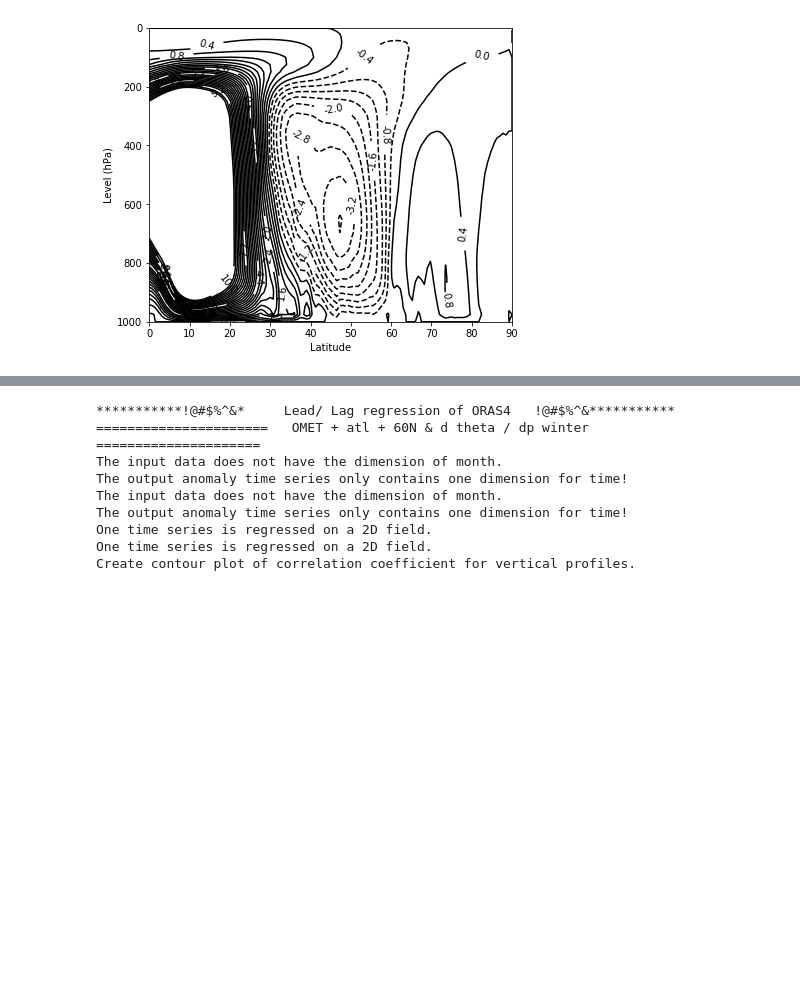
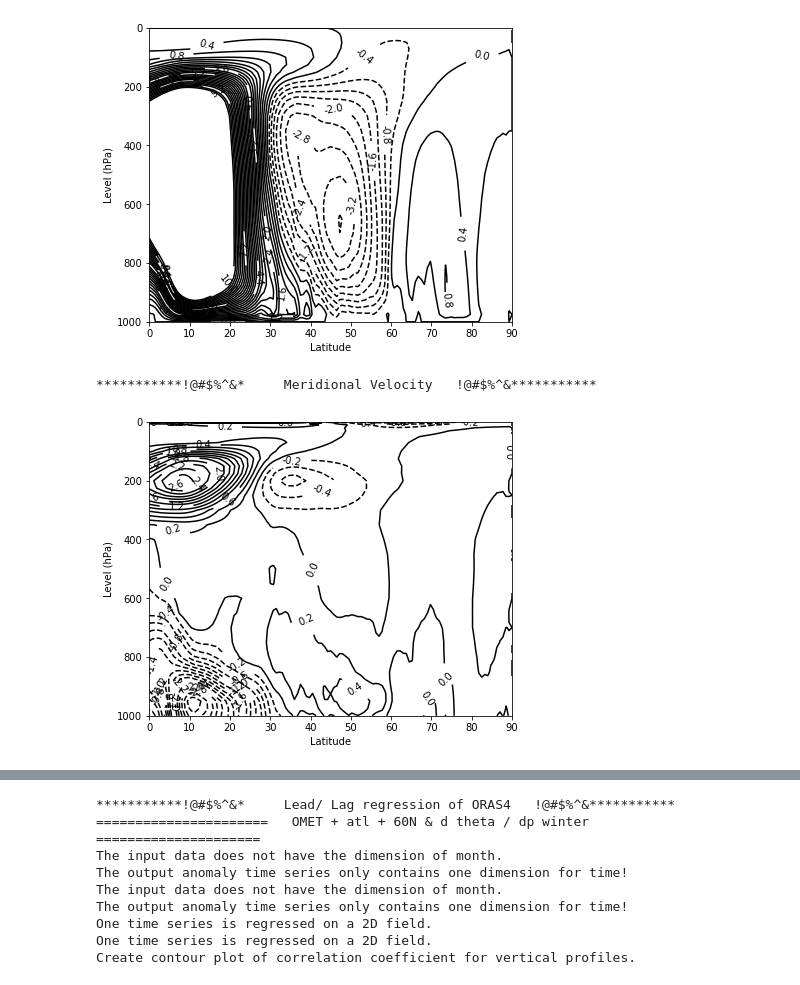
Before and after one commit to geek-yang/AirSeaFlow, a Jupyter notebook: Postprocessing/regCoef_spatial_vert/paper_vert_season_fields_OMET_oras.ipynb, the cells around one changed output, grey strips where cells are left out. Cells and saved outputs as stored; diff of their text form; code cells hidden in the pictures; blank space fills up the shorter version.

Commit message:
remake figures for paper 1

```diff
--- a/Postprocessing/regCoef_spatial_vert/paper_vert_season_fields_OMET_oras.ipynb
+++ b/Postprocessing/regCoef_spatial_vert/paper_vert_season_fields_OMET_oras.ipynb
@@ -168,3 +167,29 @@ Table for an easy lead / lag analysis of seasonal data <br>
 ***********!@#$%^&*     Hadley circulation   !@#$%^&***********
 ======================   OMET + atl + 60N & t vert winter  =====================
 [figure]
+# %%
+    print ('***********!@#$%^&*     Meridional Velocity   !@#$%^&***********')
+    v_season_series = meta.statistics.operator.seasons(v_vert_weight[:], span='DJF', Dim_month=True)
+    v_mean = np.mean(v_season_series,0)
+    ticks = [i for i in np.linspace(-4,4,41)]
+    label = 'Meridional Velocity m/s'
+    # make plots
+    fig = plt.figure(figsize=(6.5,5.4))
+    cs = plt.contour(latitude_fields_vert_ERAI, level_fields_vert_ERAI, v_mean,
+                     levels=ticks, colors='k', extend='both')
+    plt.clabel(cs, inline=True, inline_spacing = 8, fontsize = 10, fmt = '%1.1f')
+    #cbar = fig.colorbar(cs,extend='both', orientation='horizontal',
+    #                    shrink =0.8, pad=0.135, format="%.3f")
+    #cbar.set_label(label,size = 10)
+    #cbar.set_ticks(ticks)
+    #cbar.ax.tick_params(labelsize = 10)
+    plt.xlabel("Latitude")
+    plt.ylabel("Level (hPa)")
+    #invert the y axis
+    plt.gca().invert_yaxis()
+    plt.show()
+    fig.savefig(os.path.join(output_path, 'omet_fields','v_ERAI_DJF.png'),dpi=400)
+    plt.close(fig)
+# %% [output]
+***********!@#$%^&*     Meridional Velocity   !@#$%^&***********
+[figure, added]
```
Also changed, not shown: parts of 3 cells of this notebook, 3 other files.
